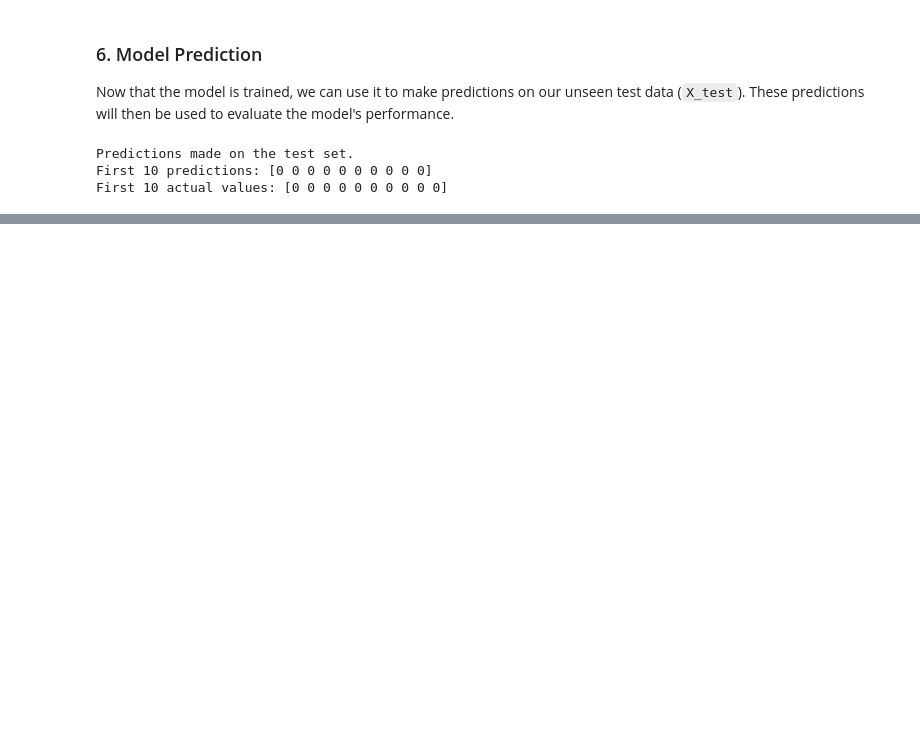
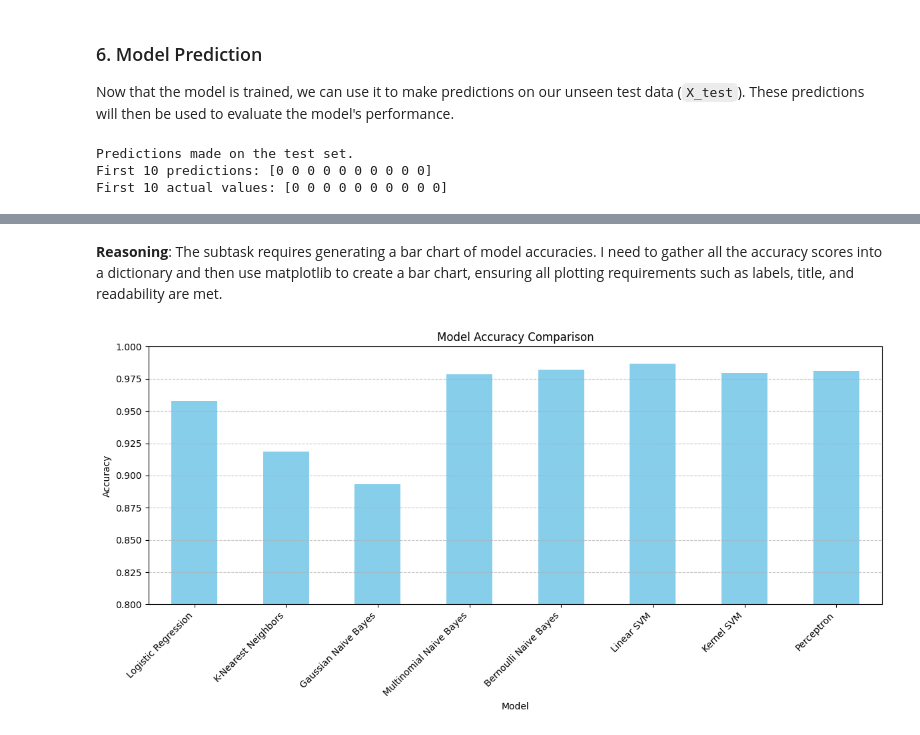
Before and after one commit to ajmainrahman/semi-supervised-learning-project, a Jupyter notebook: SpamvsNon_spamdetection.ipynb, the cells around one changed output, grey strips where cells are left out. Cells and saved outputs as stored; diff of their text form; code cells hidden in the pictures; blank space fills up the shorter version.

```diff
--- a/SpamvsNon_spamdetection.ipynb
+++ b/SpamvsNon_spamdetection.ipynb
@@ -374,0 +1085,43 @@ First 10 actual values: [0 0 0 0 0 0 0 0 0 0]
+# %% [markdown]
+**Reasoning**:
+The subtask requires generating a bar chart of model accuracies. I need to gather all the accuracy scores into a dictionary and then use matplotlib to create a bar chart, ensuring all plotting requirements such as labels, title, and readability are met.
+# %%
+import matplotlib.pyplot as plt
+import pandas as pd
+
+# 1. Create a dictionary to store the accuracy scores for each model
+model_accuracies = {
+    'Logistic Regression': accuracy,
+    'K-Nearest Neighbors': knn_accuracy,
+    'Gaussian Naive Bayes': gnb_accuracy,
+    'Multinomial Naive Bayes': mnb_accuracy,
+    'Bernoulli Naive Bayes': bnb_accuracy,
+    'Linear SVM': linear_svm_accuracy,
+    'Kernel SVM': kernel_svm_accuracy,
+    'Perceptron': perceptron_accuracy
+}
+
+# Convert to pandas Series for easier plotting if desired, or directly plot from dict
+accuracies_series = pd.Series(model_accuracies)
+
+# 2. Create a bar chart of these accuracy scores
+plt.figure(figsize=(12, 6))
+accuracies_series.plot(kind='bar', color='skyblue')
+
+# 3. Label the x-axis as 'Model' and the y-axis as 'Accuracy'
+plt.xlabel('Model')
+plt.ylabel('Accuracy')
+
+# 4. Add a title to the plot
+plt.title('Model Accuracy Comparison')
+
+# 5. Rotate the x-axis labels if they overlap to ensure readability
+plt.xticks(rotation=45, ha='right') # Rotate labels for better readability
+plt.ylim(0.8, 1.0) # Set y-axis limits to focus on the differences
+plt.grid(axis='y', linestyle='--', alpha=0.7)
+
+# 6. Display the plot.
+plt.tight_layout() # Adjust layout to prevent labels from overlapping
+plt.show()
+# %% [output]
+[figure, added]
```
Also changed, not shown: parts of 85 cells of this notebook.
